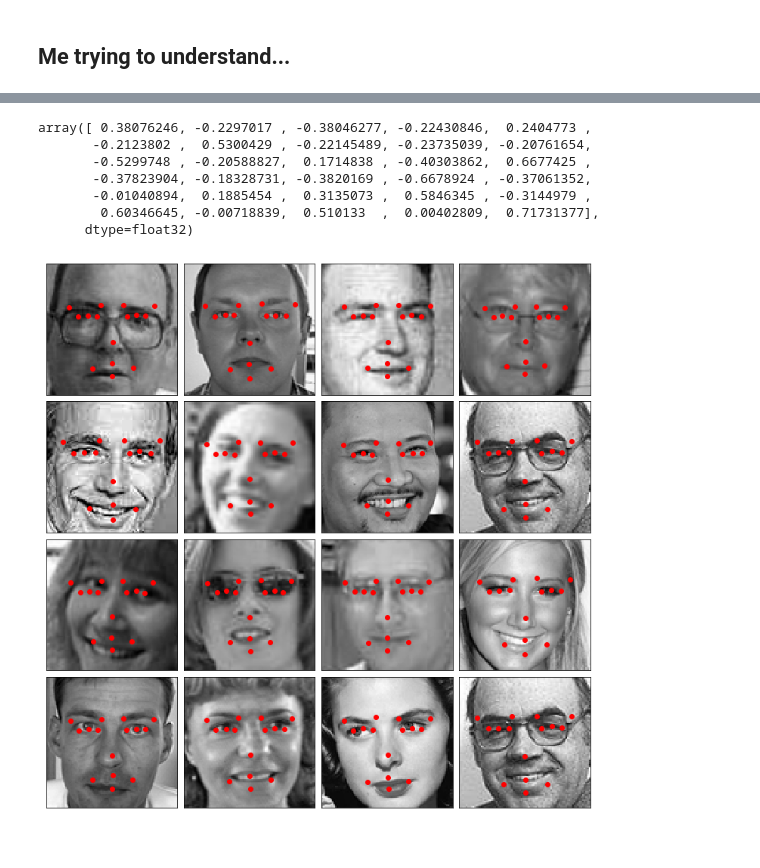
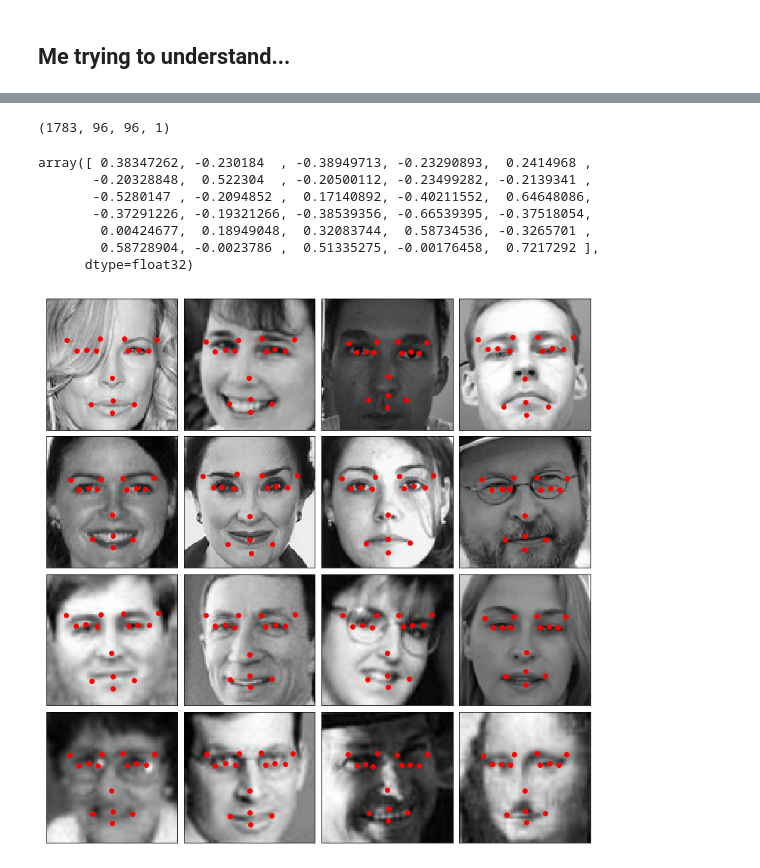
Before and after one commit to alexdauenhauer/MIDS_W207_facial_recognition, a Jupyter notebook: Alex_testlab.ipynb, the cells around one changed output, grey strips where cells are left out. Drawn from its saved outputs; the diff is of its cells as text; code cells hidden in the pictures.

```diff
--- a/Alex_testlab.ipynb
+++ b/Alex_testlab.ipynb
@@ -561,26 +390,25 @@ X_test = X_test.reshape(-1, 96, 96, 1)
+# %%
+test_data, test_labels = load_data(test=True)
+# test_data.shape
+# %% [output]
+(1783, 96, 96, 1)
 # %%
-pred = model.predict(X_test)
+pred = model.predict(test_data)
 pred[0]
 # %% [output]
-array([ 0.38076246, -0.2297017 , -0.38046277, -0.22430846,  0.2404773 ,
-       -0.2123802 ,  0.5300429 , -0.22145489, -0.23735039, -0.20761654,
-       -0.5299748 , -0.20588827,  0.1714838 , -0.40303862,  0.6677425 ,
-       -0.37823904, -0.18328731, -0.3820169 , -0.6678924 , -0.37061352,
-       -0.01040894,  0.1885454 ,  0.3135073 ,  0.5846345 , -0.3144979 ,
-        0.60346645, -0.00718839,  0.510133  ,  0.00402809,  0.71731377],
+array([ 0.38347262, -0.230184  , -0.38949713, -0.23290893,  0.2414968 ,
+       -0.20328848,  0.522304  , -0.20500112, -0.23499282, -0.2139341 ,
+       -0.5280147 , -0.2094852 ,  0.17140892, -0.40211552,  0.64648086,
+       -0.37291226, -0.19321266, -0.38539356, -0.66539395, -0.37518054,
+        0.00424677,  0.18949048,  0.32083744,  0.58734536, -0.3265701 ,
+        0.58728904, -0.0023786 ,  0.51335275, -0.00176458,  0.7217292 ],
       dtype=float32)
 # %%
-idx = np.random.randint(0, len(X_test), 16)
+idx = np.random.randint(0, len(test_data), 16)
-# %%
-fig = plt.figure(figsize=(10,10))
-fig.subplots_adjust(left=0, right=1,
-                    bottom=0, top=1,
-                    hspace=0.05, wspace=0.05)
-for i, loc in enumerate(idx):
-    img = X_test[loc].reshape(96,96)
-    ax = fig.add_subplot(4, 4, i + 1, xticks=[], yticks=[])
-    ax.imshow(X_test[loc].reshape(96,96), cmap='gray')
-    ax.scatter(pred[loc][0::2] * 48 + 48,
-               pred[loc][1::2] * 48 + 48, c='r')
-# %% [output]
-[figure, removed]
+# %%
+test_sample = test_data[idx, :, :, :]
+pred_sample = pred[idx, :]
+# %%
+plot_sample(test_sample, pred_sample)
+# %% [output]
+[figure, added]
```
Also changed, not shown: parts of 55 cells of this notebook, 1 other file.
